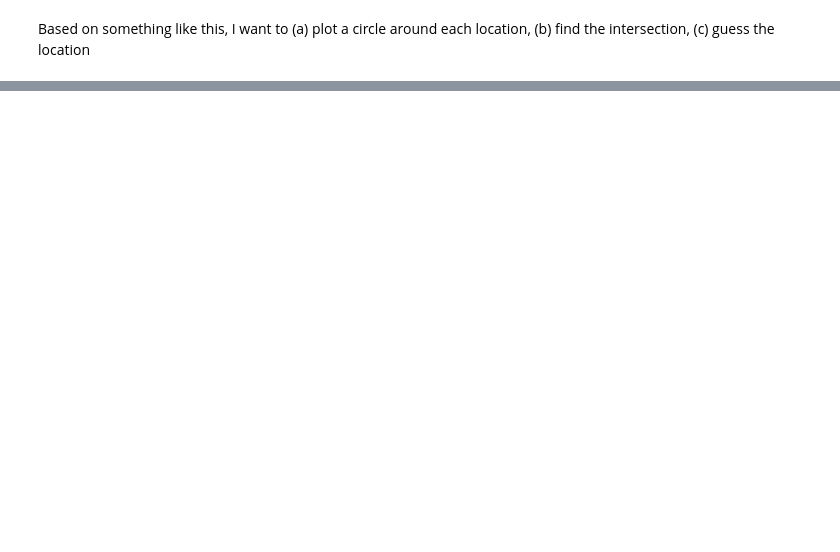
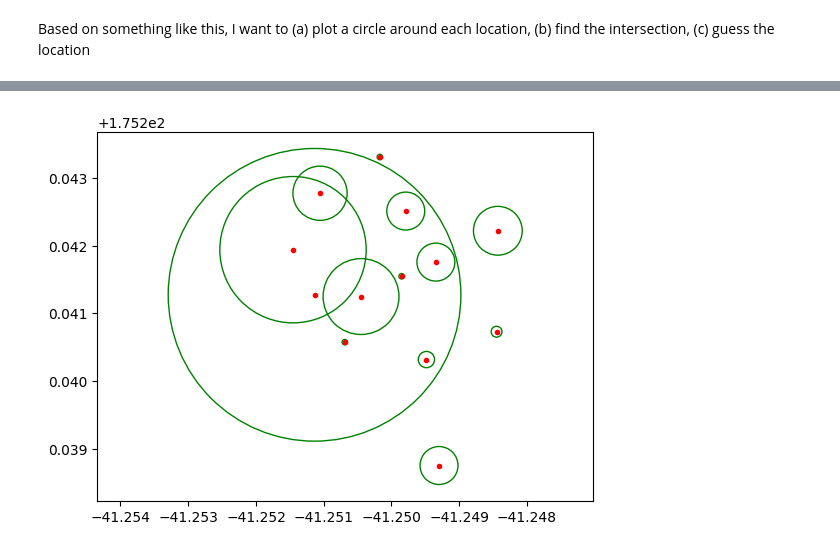
Before and after one commit to smarsland/CTTData, a Jupyter notebook: Localisation.ipynb, the cells around one changed output, grey strips where cells are left out. Cells and saved outputs as stored; diff of their text form; code cells hidden in the pictures; blank space fills up the shorter version.

```diff
--- a/Localisation.ipynb
+++ b/Localisation.ipynb
@@ -144,0 +135,15 @@ Based on something like this, I want to (a) plot a circle around each location,
+# %%
+fig, ax = pl.subplots()
+# These are the node locations that were involved
+dd = locs[locs.NodeId.isin(d.NodeId)]
+ax.plot(dd.Latitude,dd.Longitude,'r.')
+
+for i in range(len(dd)):
+    # Put a circle around each -- how to calibrate?! It's obviously not linear.
+    rssi = d.TagRSSI[d.NodeId==dd.iloc[i,0]]
+    circle = pl.Circle((dd.iloc[i,1],dd.iloc[i,2]), 0.00004*(100+rssi), color='g',fill=False)
+    ax.add_patch(circle)
+
+pl.axis('equal');
+# %% [output]
+[figure, added]
```
Also changed, not shown: parts of 4 cells of this notebook.
